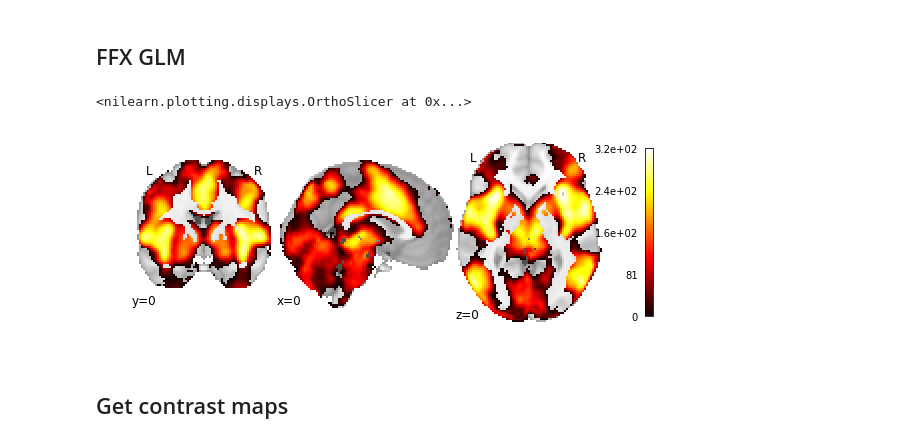
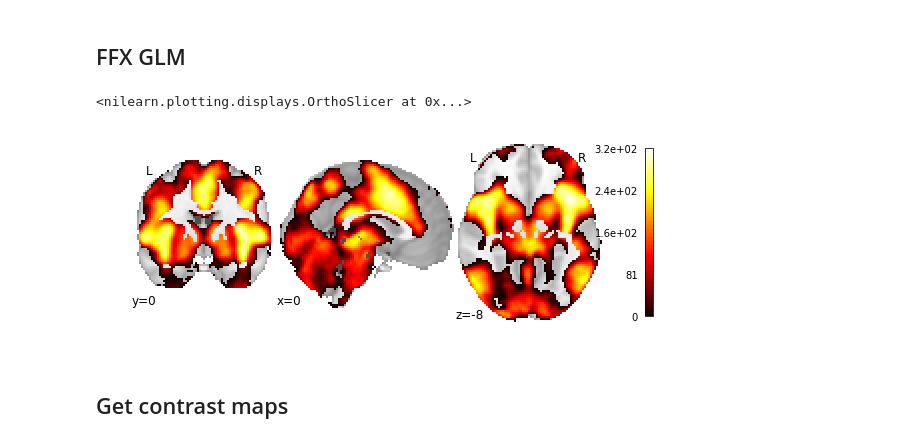
Before and after one commit to neurostuff/NiMARE, a Jupyter notebook: examples/nidm_pain_meta-analyses.ipynb, the cells around one changed output. Cells and saved outputs as stored; diff of their text form; code cells hidden in the pictures.

```diff
--- a/examples/nidm_pain_meta-analyses.ipynb
+++ b/examples/nidm_pain_meta-analyses.ipynb
@@ -24,9 +24,7 @@ with open(dset_file, 'r') as fo:
 db = nimare.dataset.Database(dset_file)
 dset = db.get_dataset()
 
-mask = join(nimare.utils.get_resource_path(),
-            'templates/MNI152_2mm_mask.nii.gz')
-mask_img = nib.load(mask)
+mask_img = dset.mask
 
 logp_thresh = -np.log(.05)
 # %% [markdown]
@@ -149,13 +147,12 @@ sample_sizes = np.array(ns)
 # %% [markdown]
 ## FFX GLM
 # %%
-result = ffx_glm(con_data, se_data, sample_sizes, mask_img,
-                 equal_var=True)
+result = ffx_glm(con_data, se_data, sample_sizes, mask_img, equal_var=True)
 plot_stat_map(result.images['log_p'], threshold=logp_thresh,
-              cut_coords=[0, 0, 0], draw_cross=False)
+              cut_coords=[0, 0, -8], draw_cross=False)
 # %% [output]
 <nilearn.plotting.displays.OrthoSlicer at 0x...>
-[figure, old version]
+[figure, new version]
 # %% [markdown]
 ## Get contrast maps
 # %%
```
Also changed, not shown: parts of 8 cells of this notebook, 4 other files.
